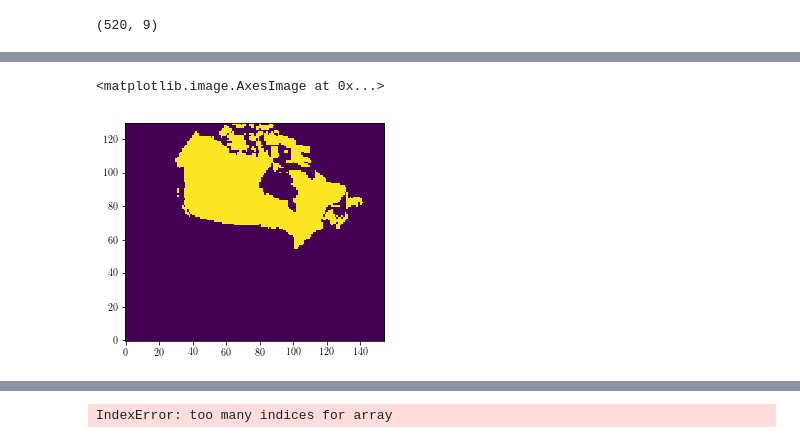
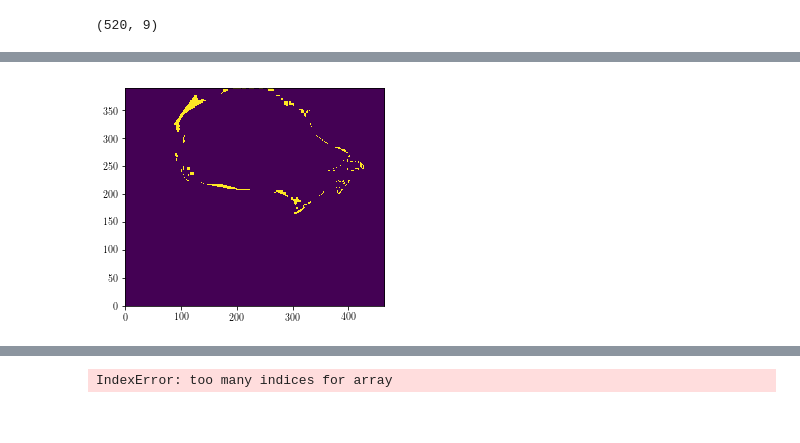
Before and after one commit to pacificclimate/climpyrical, a Jupyter notebook: notebooks/dev/kriging.ipynb, the cells around one changed output, grey strips where cells are left out. Drawn from its saved outputs; the diff is of its cells as text; code cells hidden in the pictures.

```diff
--- a/notebooks/dev/kriging.ipynb
+++ b/notebooks/dev/kriging.ipynb
@@ -79,8 +106,8 @@ assert mean.shape == ds[dv].values[0, ...].shape
 # %%
-final_mask = np.logical_and(mask.copy(), ~np.isnan(mean))
+final_mask = np.logical_and(final_mask.copy(), ~np.isnan(mean))
 assert final_mask.shape == mean.shape
 # %%
-rlon, rlat = np.meshgrid(ds.rlon, ds.rlat)
+rlon, rlat = np.meshgrid(ds_mean.rlon, ds_mean.rlat)
 assert rlon.shape == rlat.shape and rlon.shape == final_mask.shape
 # %%
 # df_path = '../../climpyrical/tests/data/Interim_hdd_Tmax_Tmin_delivered.csv'
@@ -126,7 +153,7 @@ nearest_gridcell_idx_masked = pairwise_distances_argmin_min(
 )[0]
 
 # create a mesh of indices of rlon and rlat grids for masking
-irlon, irlat = np.meshgrid(range(ds.rlon.size), range(ds.rlat.size))
+irlon, irlat = np.meshgrid(range(ds_mean.rlon.size), range(ds_mean.rlat.size))
 # combine indices and extract the nearest grid cell index in x and y axis
 ix_non_agg, iy_non_agg = np.stack([irlon.flatten(), irlat.flatten()])[:, nearest_gridcell_idx]
 ix_non_agg_masked, iy_non_agg_masked = np.stack([irlon[final_mask], irlat[final_mask]])[:, nearest_gridcell_idx_masked]
@@ -139,7 +166,7 @@ ix_non_agg_masked, iy_non_agg_masked = np.stack([irlon[final_mask], irlat[final_
 # add to dataframe
 matched_df = pd.DataFrame({'ilocy': iy_non_agg, 'ilocx': ix_non_agg, 'ilocy_mask': iy_non_agg_masked, 'ilocx_mask': ix_non_agg_masked, station_dv: df[station_dv],'rlat':df.rlat, 'rlon':df.rlon, 'lat': df.lat, 'lon':df.lon, 'station_name':df.station_name})
 # aggregate stations in same grid cell by taking mean
-matched_df.to_csv('/home/nannau/06172020/dash-dv-explorer/assets/data/snow_stations.csv')
+# matched_df.to_csv('/home/nannau/06172020/dash-dv-explorer/assets/data/snow_stations.csv')
 matched_df = matched_df.groupby(['ilocy', 'ilocx'], as_index=False).agg({station_dv: 'mean', 'ilocx_mask': 'mean', 'ilocy_mask': 'mean', 'rlat':'mean', 'rlon':'mean', 'lat': 'mean', 'lon': 'mean', 'station_name': 'first'})#, 'niy': 'min', 'nix': 'min'})
 
 
@@ -924,3 +907,19 @@ plt.show()
+# %%
+canada = gpd.read_file('../../climpyrical/tests/data/canada.geojson')
+canada = rotate_shapefile(canada.geometry)
+
+fig, ax = plt.subplots(figsize=(10,10))
+# for im in Zl:
+extent=[ds_mean.rlon.min(), ds_mean.rlon.max(), ds_mean.rlat.min(), ds_mean.rlat.max()]
+col = ax.imshow(np.nanmean(Zl_r, axis=0), origin='lower', extent=extent, vmin=0, vmax=12.75)
+canada.plot(ax = ax, zorder = 0, color='grey')
+# plt.scatter(dfc.rlon, dfc.rlat)
+plt.xlabel('rlon')
+plt.ylabel('rlat')
+plt.ylim(-8, 40)
+plt.colorbar(col, pad=0.03, fraction=0.033)
+plt.savefig("east_region_new_kriged")
+plt.show()
 # %%
 # grid = np.meshgrid(x, y)[0]
 # for i, rlon in enumerate(x):
@@ -941,5 +963,5 @@ contained = np.array(contained).reshape(ds_mean[dv].shape)
 # %%
-plt.imshow(contained, origin='lower')
+plt.imshow(trouble_areas, origin='lower')
+plt.savefig('./email/not_covered')
 # %% [output]
-<matplotlib.image.AxesImage at 0x...>
-[figure, old version]
+[figure, new version]
```
Also changed, not shown: parts of 39 cells of this notebook.
